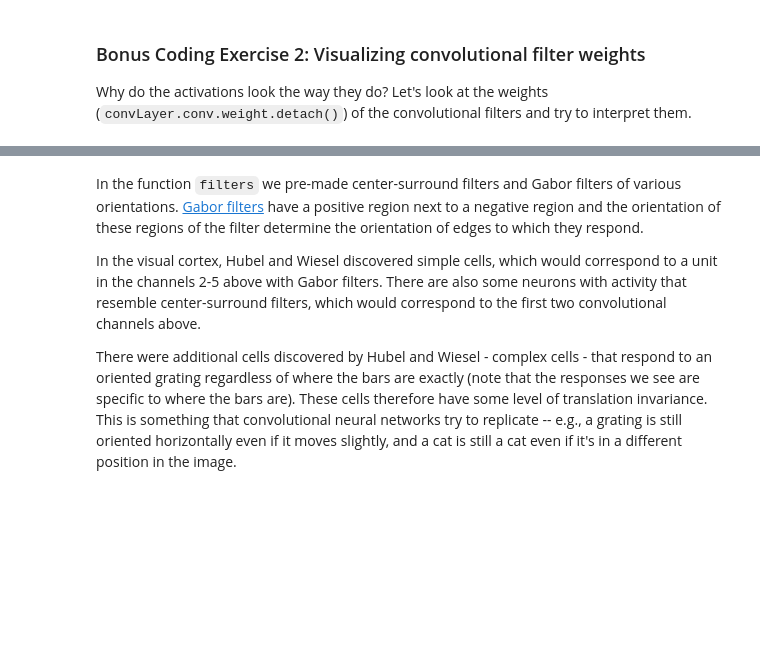
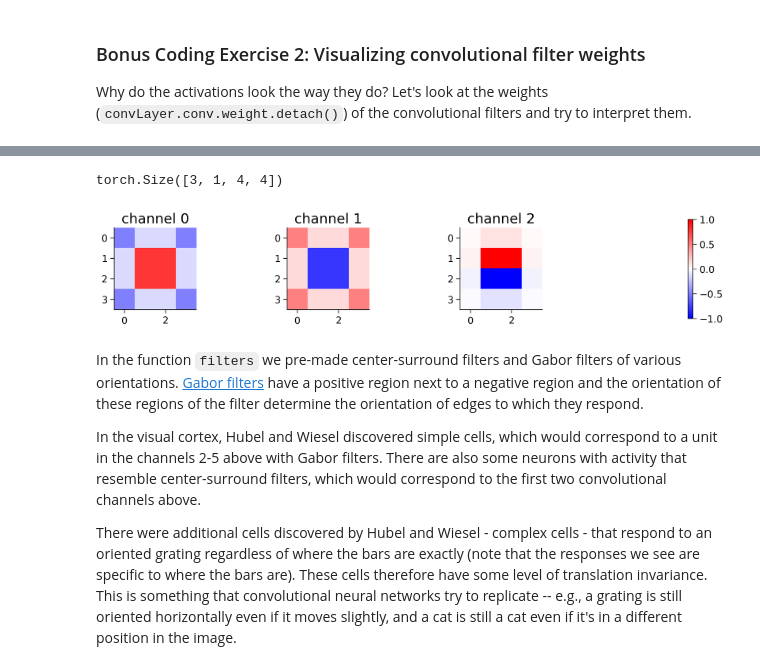
Before and after one commit to heathlarsson/course-content, a Jupyter notebook: tutorials/W1D5_DeepLearning/W1D5_Tutorial2.ipynb, the cells around one changed output, grey strips where cells are left out. Saved outputs shown, nothing was run; the diff lists cells and outputs as text; code cells hidden in the pictures; blank space fills up the shorter version.

```diff
--- a/tutorials/W1D5_DeepLearning/W1D5_Tutorial2.ipynb
+++ b/tutorials/W1D5_DeepLearning/W1D5_Tutorial2.ipynb
@@ -680,12 +680,14 @@ AttributeError: 'ellipsis' object has no attribute 'shape'
 # %%
 # to_remove solution
 
 # get weights of conv layer in convLayer
 weights = convLayer.conv.weight.detach()
 print(weights.shape) # can you identify what each of the dimensions are?
 
-with plt.xkcd():
-  plot_weights(weights, channels=np.arange(0, out_channels))
+plot_weights(weights, channels=np.arange(0, out_channels))
+# %% [output]
+torch.Size([3, 1, 4, 4])
+[figure, added]
 # %%
 # @title Submit your feedback
 content_review(f"{feedback_prefix}_Visualizing_convolutional_filter_weights_Bonus_Exercise")
```
Also changed, not shown: parts of 5 cells of this notebook.
